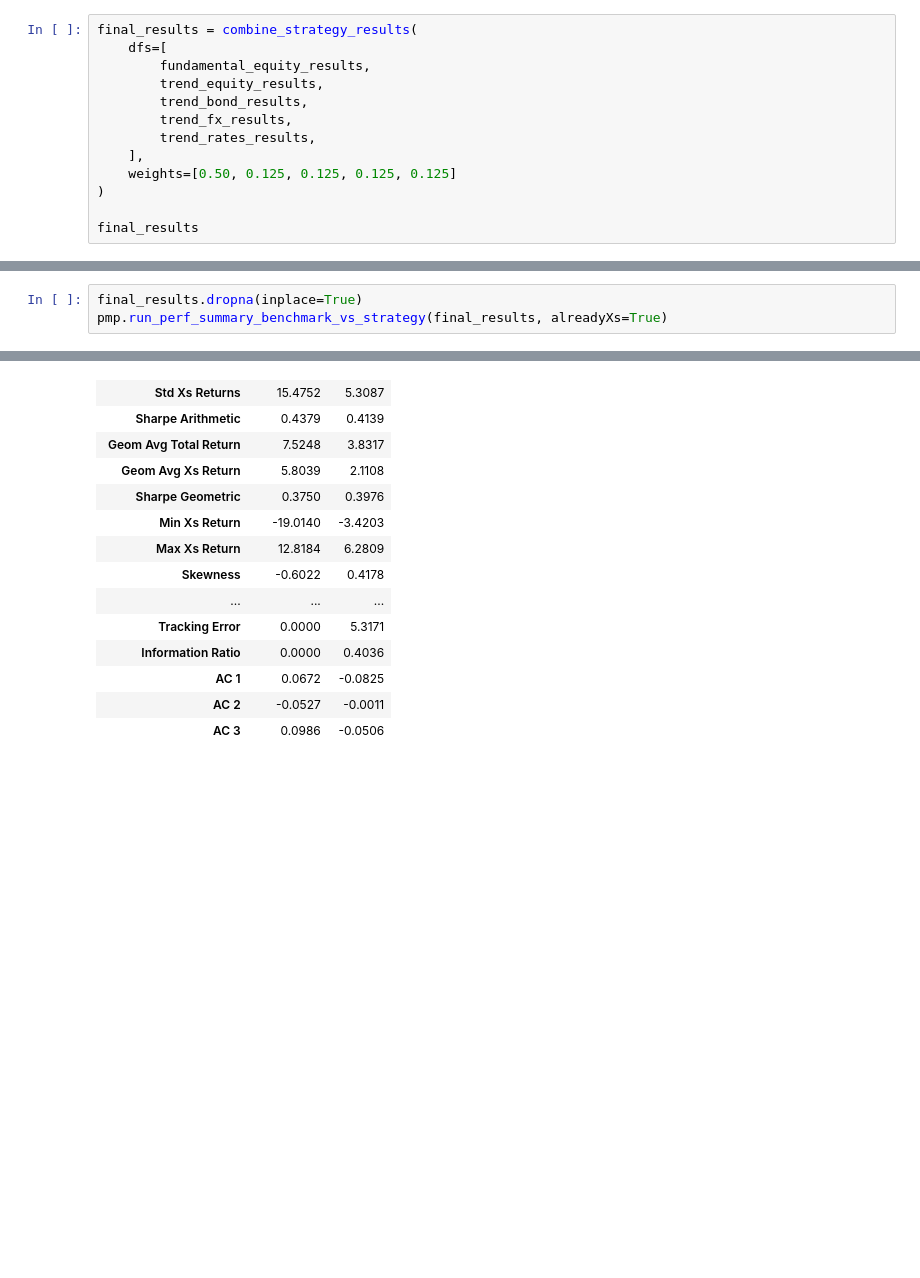
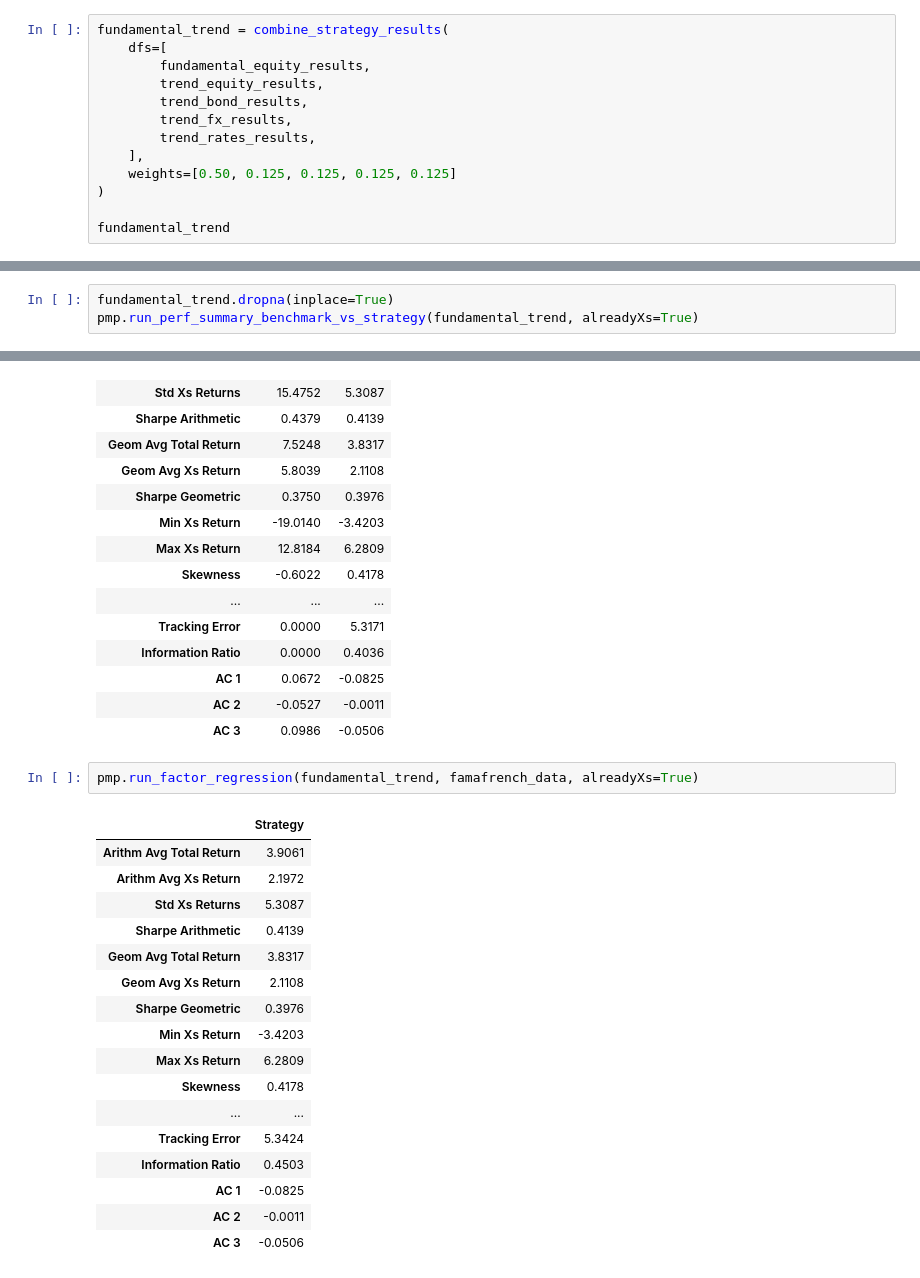
Before and after one commit to DanUZH/PMP_December_8, a Jupyter notebook: Code/Combined_Portfolio.ipynb, the cells around one changed output, grey strips where cells are left out. Saved outputs shown, nothing was run; the diff lists cells and outputs as text; blank space fills up the shorter version.

```diff
--- a/Code/Combined_Portfolio.ipynb
+++ b/Code/Combined_Portfolio.ipynb
@@ -379,7 +379,7 @@ trend_rates_results = pmp.run_cc_strategy_drift(
     benchmark    = benchmark_return
 )
 # %%
-final_results = combine_strategy_results(
+fundamental_trend = combine_strategy_results(
     dfs=[
         fundamental_equity_results,
         trend_equity_results,
@@ -390,7 +390,7 @@ final_results = combine_strategy_results(
     weights=[0.50, 0.125, 0.125, 0.125, 0.125]
 )
 
-final_results
+fundamental_trend
 # %% [output]
 |  | ret_net | ret_gross | ret_bm | turnover | tcost | ret_rf | w_AU | w_CH | w_EM | w_EU | w_JP | ... |
 | Date |  |  |  |  |  |  |  |  |  |  |  | ... |
@@ -421,6 +409,6 @@ trend rates 2025-10-31 00:00:00
 # %%
-final_results.dropna(inplace=True)
-pmp.run_perf_summary_benchmark_vs_strategy(final_results, alreadyXs=True)
+fundamental_trend.dropna(inplace=True)
+pmp.run_perf_summary_benchmark_vs_strategy(fundamental_trend, alreadyXs=True)
 # %% [output]
 |  | Benchmark | Strategy |
 | Arithm Avg Total Return | 8.4858 | 3.9061 |
@@ -439,3 +427,23 @@ pmp.run_perf_summary_benchmark_vs_strategy(final_results, alreadyXs=True)
 | AC 1 | 0.0672 | -0.0825 |
 | AC 2 | -0.0527 | -0.0011 |
 | AC 3 | 0.0986 | -0.0506 |
+# %%
+pmp.run_factor_regression(fundamental_trend, famafrench_data, alreadyXs=True)
+# %% [output]
+|  | Strategy |
+| Arithm Avg Total Return | 3.9061 |
+| Arithm Avg Xs Return | 2.1972 |
+| Std Xs Returns | 5.3087 |
+| Sharpe Arithmetic | 0.4139 |
+| Geom Avg Total Return | 3.8317 |
+| Geom Avg Xs Return | 2.1108 |
+| Sharpe Geometric | 0.3976 |
+| Min Xs Return | -3.4203 |
+| Max Xs Return | 6.2809 |
+| Skewness | 0.4178 |
+| ... | ... |
+| Tracking Error | 5.3424 |
+| Information Ratio | 0.4503 |
+| AC 1 | -0.0825 |
+| AC 2 | -0.0011 |
+| AC 3 | -0.0506 |
```
Also changed, not shown: parts of 1 cell of this notebook.
